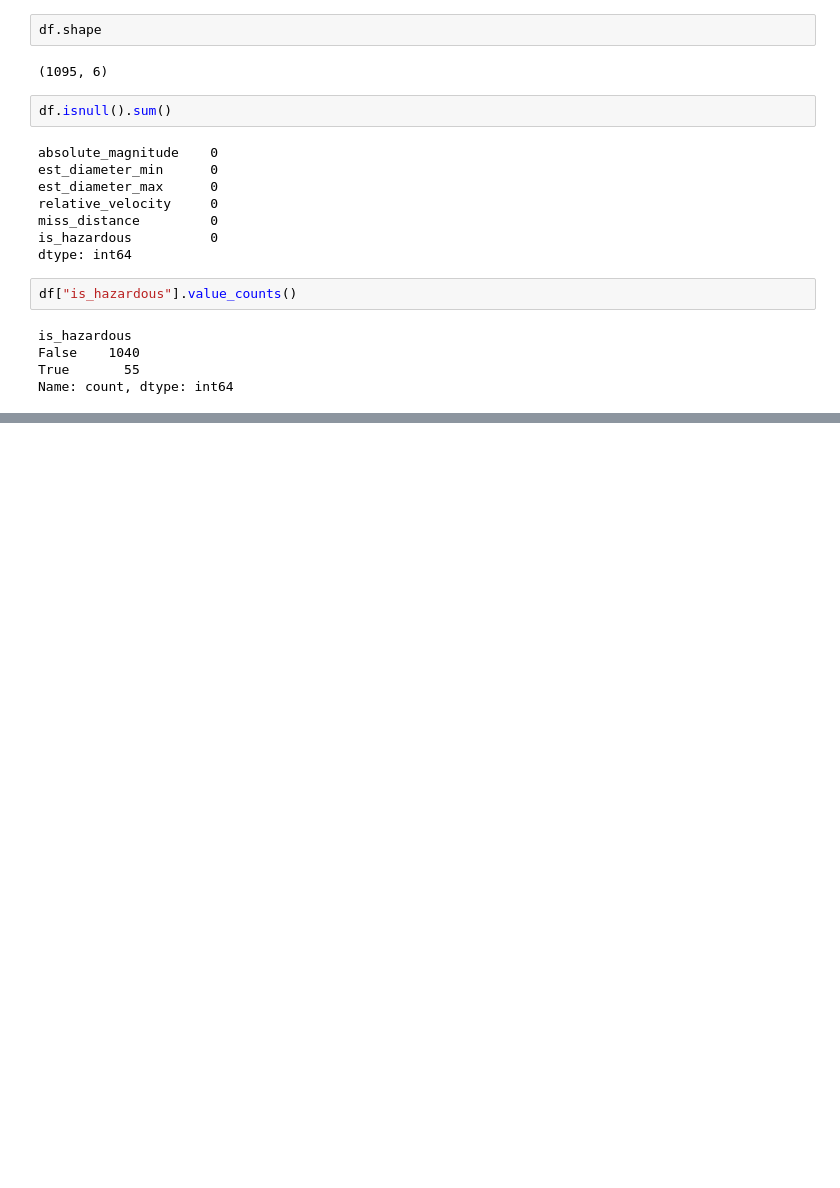
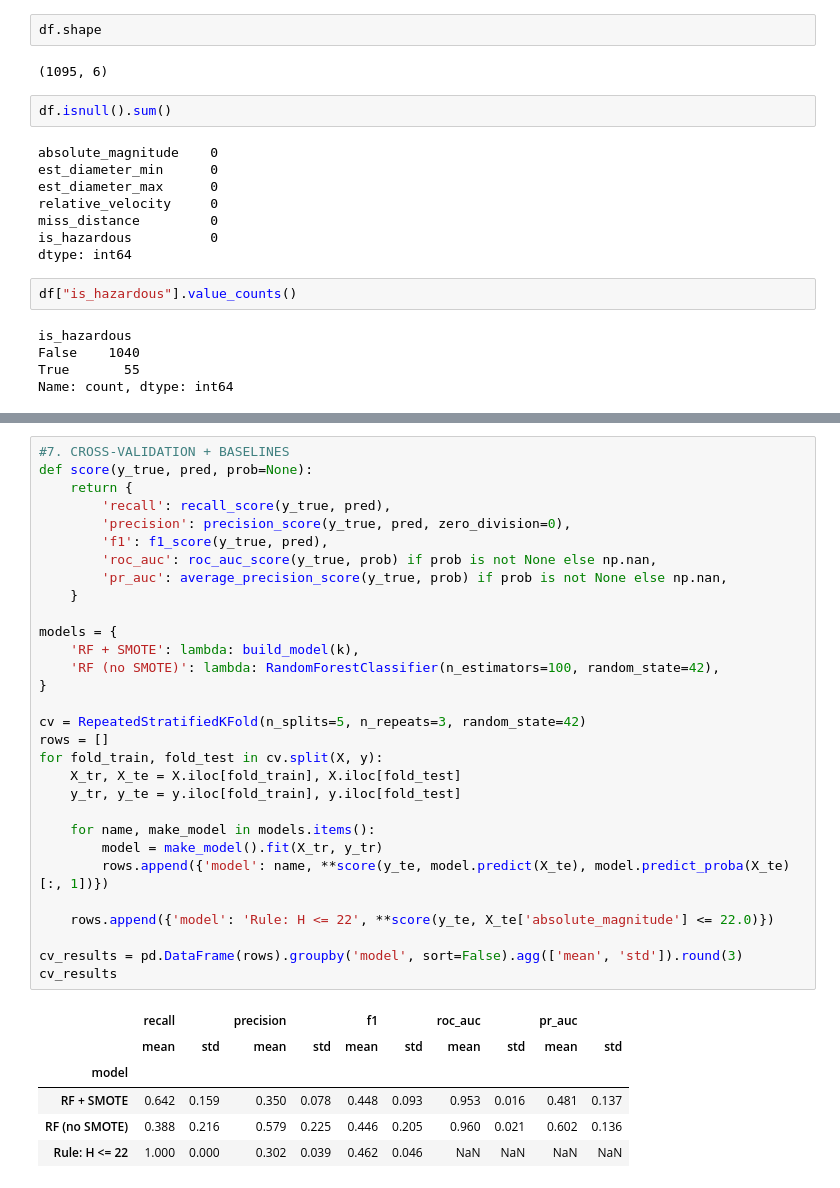
Before and after one commit to lucifer-135/Asteroid-Hazard-Predictor-Using-NASA-API, a Jupyter notebook: train_model.ipynb, the cells around one changed output, grey strips where cells are left out. Saved outputs shown, nothing was run; the diff lists cells and outputs as text; blank space fills up the shorter version.

```diff
--- a/train_model.ipynb
+++ b/train_model.ipynb
@@ -191,0 +227,37 @@ Test Prediction for random rock: HAZARDOUS
+# %%
+#7. CROSS-VALIDATION + BASELINES
+def score(y_true, pred, prob=None):
+    return {
+        'recall': recall_score(y_true, pred),
+        'precision': precision_score(y_true, pred, zero_division=0),
+        'f1': f1_score(y_true, pred),
+        'roc_auc': roc_auc_score(y_true, prob) if prob is not None else np.nan,
+        'pr_auc': average_precision_score(y_true, prob) if prob is not None else np.nan,
+    }
+
+models = {
+    'RF + SMOTE': lambda: build_model(k),
+    'RF (no SMOTE)': lambda: RandomForestClassifier(n_estimators=100, random_state=42),
+}
+
+cv = RepeatedStratifiedKFold(n_splits=5, n_repeats=3, random_state=42)
+rows = []
+for fold_train, fold_test in cv.split(X, y):
+    X_tr, X_te = X.iloc[fold_train], X.iloc[fold_test]
+    y_tr, y_te = y.iloc[fold_train], y.iloc[fold_test]
+
+    for name, make_model in models.items():
+        model = make_model().fit(X_tr, y_tr)
+        rows.append({'model': name, **score(y_te, model.predict(X_te), model.predict_proba(X_te)[:, 1])})
+
+    rows.append({'model': 'Rule: H <= 22', **score(y_te, X_te['absolute_magnitude'] <= 22.0)})
+
+cv_results = pd.DataFrame(rows).groupby('model', sort=False).agg(['mean', 'std']).round(3)
+cv_results
+# %% [output]
+|  | recall |  | precision |  | f1 |  | roc_auc |  | pr_auc |  |
+|  | mean | std | mean | std | mean | std | mean | std | mean | std |
+| model |  |  |  |  |  |  |  |  |  |  |
+| RF + SMOTE | 0.642 | 0.159 | 0.350 | 0.078 | 0.448 | 0.093 | 0.953 | 0.016 | 0.481 | 0.137 |
+| RF (no SMOTE) | 0.388 | 0.216 | 0.579 | 0.225 | 0.446 | 0.205 | 0.960 | 0.021 | 0.602 | 0.136 |
+| Rule: H <= 22 | 1.000 | 0.000 | 0.302 | 0.039 | 0.462 | 0.046 | NaN | NaN | NaN | NaN |
```
Also changed, not shown: parts of 12 cells of this notebook, 4 other files.
